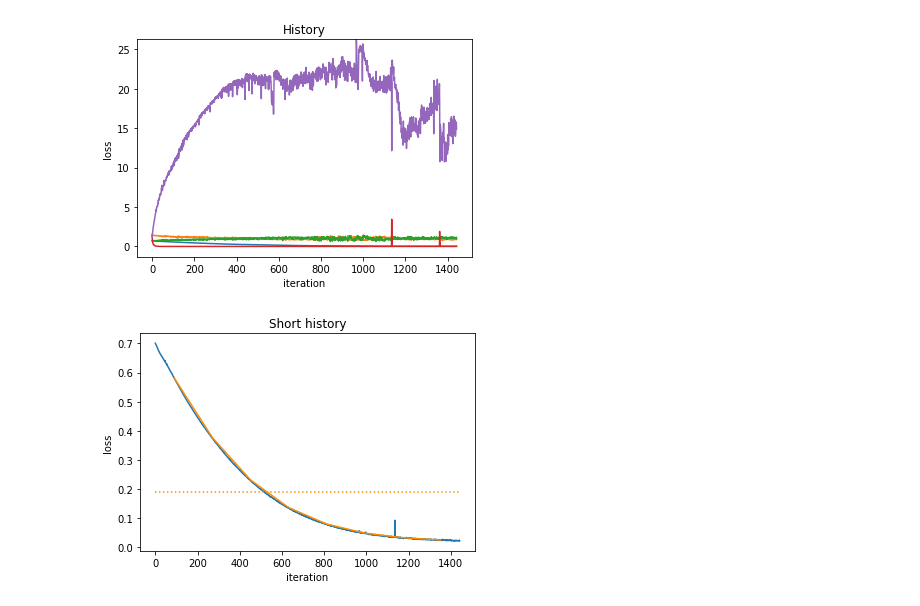
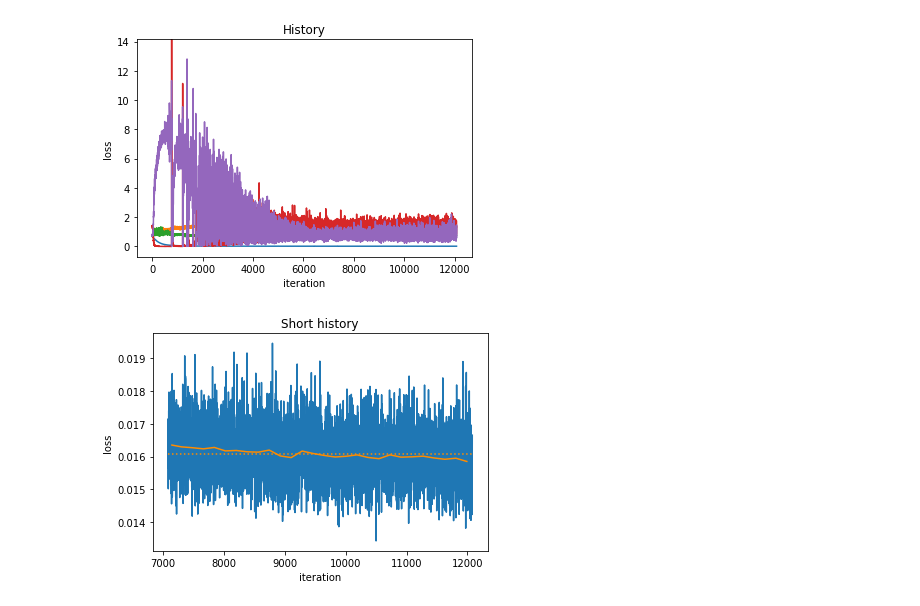
Before and after one commit to AllenCellModeling/pytorch_integrated_cell, a Jupyter notebook: plot_error.ipynb, the cells around one changed output. Drawn from its saved outputs; the diff is of its cells as text; code cells hidden in the pictures.

Commit message:
Minor updates for plotting

```diff
--- a/plot_error.ipynb
+++ b/plot_error.ipynb
@@ -5,11 +5,7 @@ from IPython.core.display import Image, display
 import pickle
 import matplotlib.pyplot as plt
 import numpy as np
-
-
-
 from sklearn.neighbors import KernelDensity
-
 import sklearn
 
 %matplotlib inline
@@ -20,17 +16,17 @@ model_dir = './test_waaegan/test_waaegan3/'
 # model_dir = './test_waaegan/test_waaegan3_3/'
 # model_dir = './test_waaegan/test_waaegan3_5/'
 # model_dir = './test_waaegan/test_waaegan3_6/'
-model_dir = './test_waaegan/test_waaegan3_7/' #762 epochs, 32D
+# model_dir = './test_waaegan/test_waaegan3_7/' #762 epochs, 32D
 # model_dir = './test_waaegan/test_waaegan3_8/'
-model_dir = './test_waaegan/test_waaegan3_9/'
-model_dir = './test_waaegan/test_waaegan3_10/' #290 epochs, 16D
-model_dir = './test_waaegan/test_waaegan3_11/'
-model_dir = './test_waaegan/test_waaegan3_12/'
+# model_dir = './test_waaegan/test_waaegan3_9/'
+# model_dir = './test_waaegan/test_waaegan3_10/' #290 epochs, 16D
+# model_dir = './test_waaegan/test_waaegan3_11/'
+# model_dir = './test_waaegan/test_waaegan3_12/'
 # model_dir = './test_waaegan/test_waaegan3_13/'
 # model_dir = './test_waaegan/test_waaegan3_14/'
 # model_dir = './test_waaegan/test_waaegan3_15/'
 # model_dir = './test_waaegan/test_waaegan3_15/'
-# model_dir = './test_waaegan/test_waaegan3_16/'
+model_dir = './test_waaegan/test_waaegan3_16/'
 # model_dir = './test_waaegan/test_waaegan3_17/'
 # model_dir = './test_waaegan/test_waaegan3_18/'
 
@@ -42,16 +38,59 @@ model_dir = './test_waaegan/test_waaegan3_12/'
 # model_dir = './test_waaegan/waaegan/'
 # model_dir = './test_waaegan/waaegan_1E-4/'
 # model_dir = './test_waaegan/semi_waaegan/'
-model_dir = './test_aaegan/aaegan/'
-model_dir = './test_aaegan/aaegan_256_2/'
+# model_dir = './test_aaegan/aaegan/'
+# model_dir = './test_aaegan/aaegan_256_2/'
 # model_dir = './test_aaegan/aaegan_256_3/'
 model_dir = './test_aaegan/aaegan_256_4/'
-model_dir = './test_aaegan/aaegan_256_5/'
-model_dir = './test_aaegan/aaegan_256_6/'
-model_dir = './test_aaegan/aaegan_256_7/'
+# model_dir = './test_aaegan/aaegan_256_5/'
+# model_dir = './test_aaegan/aaegan_256_6/'
+# model_dir = './test_aaegan/aaegan_256_7/'
 # model_dir = './test_aaegan/aaegan_256_8/'
+# model_dir = './test_aaegan/aaegan_256_9/'
+# model_dir = './test_aaegan/aaegan_feedback_256/'
+# model_dir = './test_aaegan/aaegan_256_tanh/'
+# # model_dir = './test_aaegan/aaegan_256_tanh2/'
+# model_dir = './test_aaegan/aaegan_256_tanh3/'
+# # model_dir = './test_aaegan/aaegan_128_tanh/'
+# model_dir = './test_aaegan/aaegan_128_tanh2/'
+# # model_dir = './test_aaegan/aaegan_128_tanh3/'
+# # model_dir = './test_aaegan/aaegan_256_tanh4/'
 
-history = 10000
+model_dir = './test_aaegan/aaegan_128_1/'
+# model_dir = './test_aaegan/aaegan_128_2/'
+model_dir = './test_aaegan/aaegan_128_3/'
+# model_dir = './test_aaegan/aaegan_128_4/'
+# model_dir = './test_aaegan/aaegan_128_5/'
+# model_dir = './test_aaegan/aaegan_128_6/'
+# model_dir = './test_aaegan/aaegan_128_7/'
+# model_dir = './test_aaegan/aaegan_128_8/'
+model_dir = './test_aaegan/aaegan_128_9/'
+# model_dir = './test_aaegan/aaegan_128_10/'
+model_dir = './test_aaegan/aaegan_128_11/' #beta2 of 0.9
+model_dir = './test_aaegan/aaegan_128_12/' #beta2 of 0.999
+
+model_dir = './test_aaegan/aaegan_128_13/' #beta2 of 0.999, elu, bias
+model_dir = './test_aaegan/aaegan_128_14/' #beta2 of 0.999, prelu, bias
+
+# model_dir = './test_aaegan/aaegan_128_15/'
+model_dir = './test_aaegan/aaegan_128_16/'
+# model_dir = './test_aaegan/aaegan_128_17/'
+model_dir = './test_aaegan/aaegan_128_18/'
+model_dir = './test_aaegan/aaegan_128_19/'
+# model_dir = './test_aaegan/aaegan_128_20/'
+# model_dir = './test_aaegan/aaegan_128_21/'
+# model_dir = './test_aaegan/aaegan_128_22/'
+model_dir = './test_aaegan/aaegan_128_23/'
+model_dir = './test_aaegan/aaegan_128_24/'
+model_dir = './test_aaegan/aaegan_128_25/'
+model_dir = './test_aaegan/aaegan_128_26/' #--train legacy
+model_dir = './test_aaegan/aaegan_128_27/'
+# model_dir = './test_aaegan/aaegan_128_28/'
+model_dir = './test_aaegan/aaegan_128_29/'
+# model_dir = './test_aaegan/aaegan_128_30/'
+
+
+history = 5000
 bw = 100
 
 opt = pickle.load( open( '{0}/opt.pkl'.format(model_dir), "rb" ) )
@@ -113,7 +152,6 @@ plt.title('Short history')
 plt.xlabel('iteration')
 plt.ylabel('loss')
 
-
 plt.figure(3)
 plt.scatter(embedding[:,0], embedding[:,1])
 plt.xlim([-4, 4])
@@ -122,9 +160,6 @@ plt.axis('equal')
 plt.xlabel('z1')
 plt.ylabel('z2')
 plt.title('latent space embedding')
-# plt.savefig('./{0}/embedding_{1}.png'.format(opt.save_dir, epoch), dpi=75)
-
-
 
 im_progress_path = '{0}/progress_{1}.png'.format(model_dir, epoch)
 display(Image(im_progress_path, unconfined=True))
@@ -135,2 +170,2 @@ Epoch: 7.0
-[figure, old version]
+[figure, new version]
-[figure, old version]
+[figure, new version]
```
Also changed, not shown: parts of 2 cells of this notebook.
